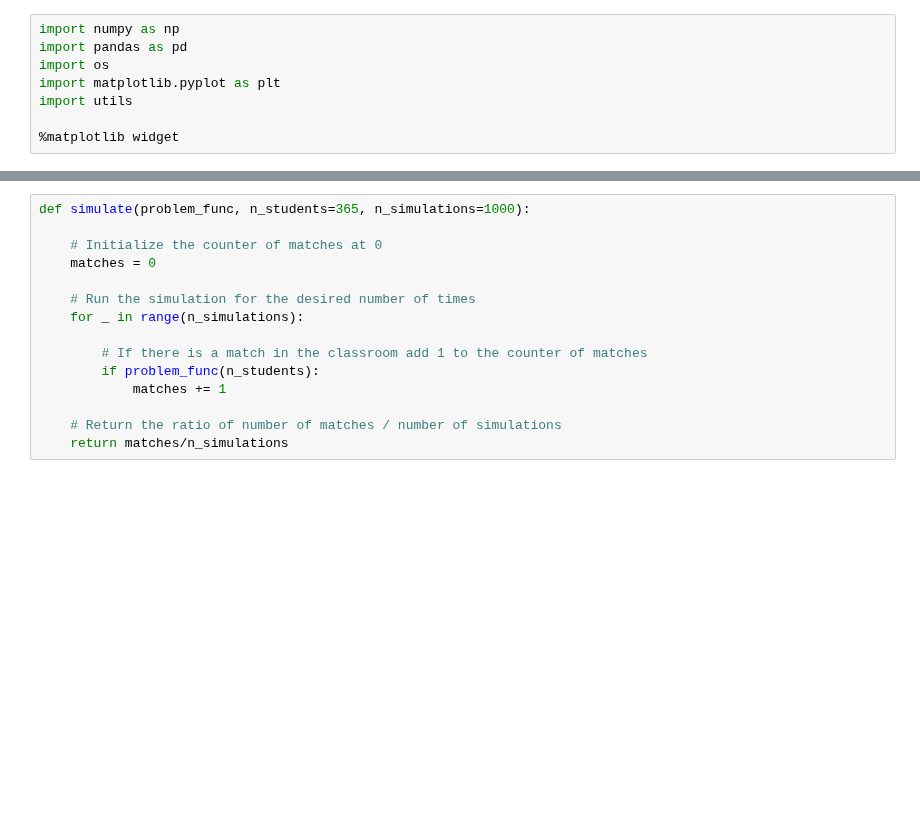
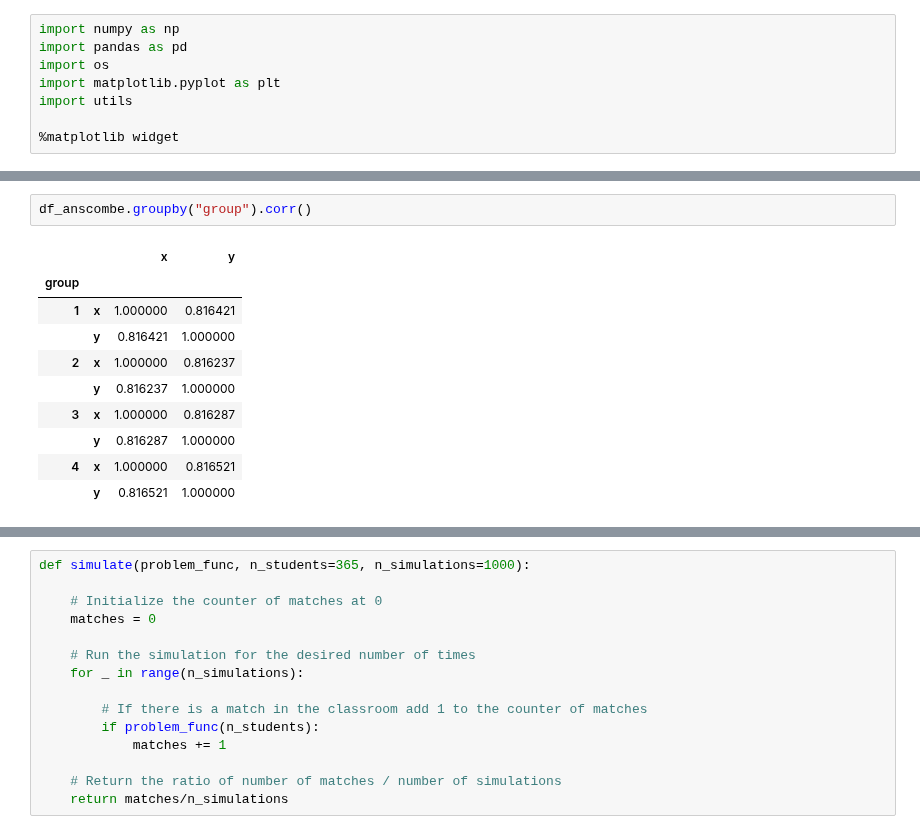
Before and after one commit to rahiakela/mathematics-for-machine-learning, a Jupyter notebook: mathematics-for-machine-learning-and-data-science-specialization/03-probability-and-statistics/week2-describing-probability-distributions/lab_1_summary_statistics_and_visualization_of_datasets.ipynb, the cells around one changed output, grey strips where cells are left out. Cells and saved outputs as stored; diff of their text form; blank space fills up the shorter version.

```diff
--- a/mathematics-for-machine-learning-and-data-science-specialization/03-probability-and-statistics/week2-describing-probability-distributions/lab_1_summary_statistics_and_visualization_of_datasets.ipynb
+++ b/mathematics-for-machine-learning-and-data-science-specialization/03-probability-and-statistics/week2-describing-probability-distributions/lab_1_summary_statistics_and_visualization_of_datasets.ipynb
@@ -50,0 +81,13 @@ Before taking a look at the analytical solution you will try to solve it by crea
+# %%
+df_anscombe.groupby("group").corr()
+# %% [output]
+|  |  | x | y |
+| group |  |  |  |
+| 1 | x | 1.000000 | 0.816421 |
+|  | y | 0.816421 | 1.000000 |
+| 2 | x | 1.000000 | 0.816237 |
+|  | y | 0.816237 | 1.000000 |
+| 3 | x | 1.000000 | 0.816287 |
+|  | y | 0.816287 | 1.000000 |
+| 4 | x | 1.000000 | 0.816521 |
+|  | y | 0.816521 | 1.000000 |
```
Also changed, not shown: parts of 21 cells of this notebook.
